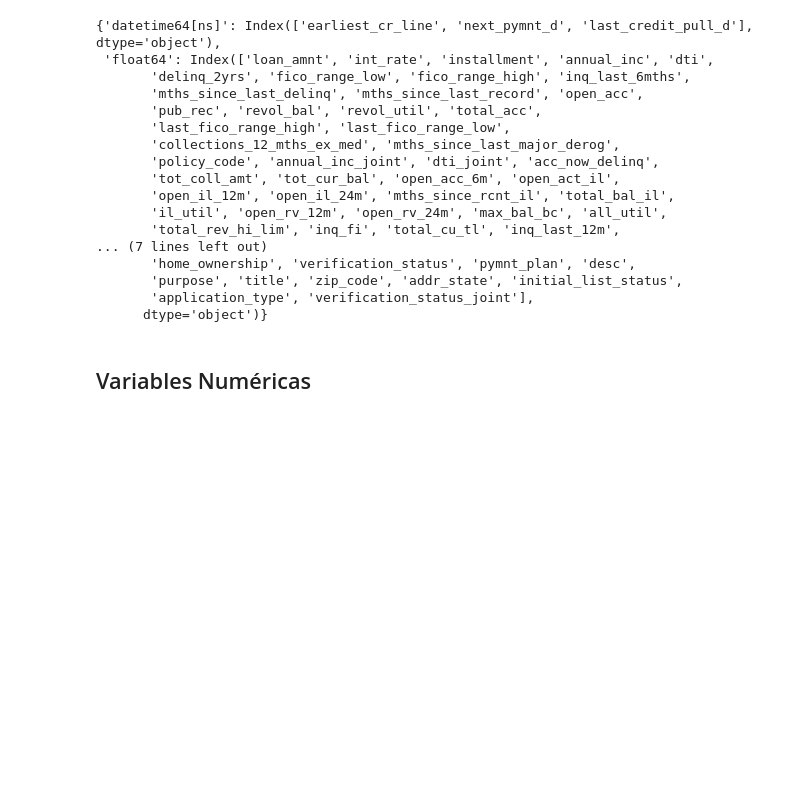
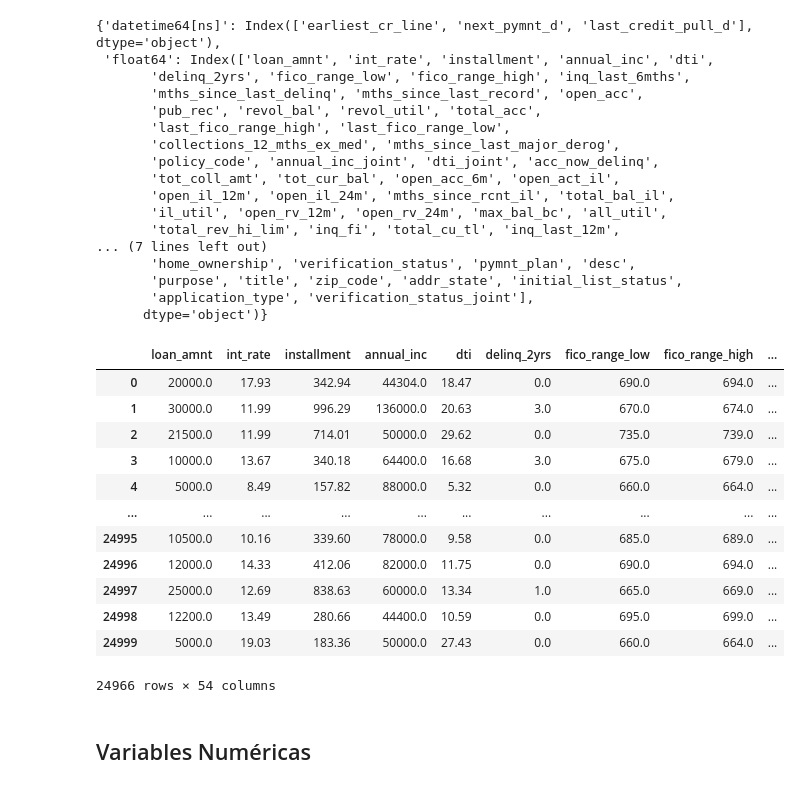
Before and after one commit to fjme95/python-para-la-ciencia-de-datos, a Jupyter notebook: LDA_Clasificación_de_default.ipynb, the cells around one changed output. Drawn from its saved outputs; the diff is of its cells as text; code cells hidden in the pictures; blank space fills up the shorter version.

```diff
--- a/LDA_Clasificación_de_default.ipynb
+++ b/LDA_Clasificación_de_default.ipynb
@@ -187,6 +170,22 @@ pprint(columns_by_type)
        'purpose', 'title', 'zip_code', 'addr_state', 'initial_list_status',
        'application_type', 'verification_status_joint'],
       dtype='object')}
+# %%
+X.select_dtypes('float64')
+# %% [output]
+|  | loan_amnt | int_rate | installment | annual_inc | dti | delinq_2yrs | fico_range_low | fico_range_high | ... |
+| 0 | 20000.0 | 17.93 | 342.94 | 44304.0 | 18.47 | 0.0 | 690.0 | 694.0 | ... |
+| 1 | 30000.0 | 11.99 | 996.29 | 136000.0 | 20.63 | 3.0 | 670.0 | 674.0 | ... |
+| 2 | 21500.0 | 11.99 | 714.01 | 50000.0 | 29.62 | 0.0 | 735.0 | 739.0 | ... |
+| 3 | 10000.0 | 13.67 | 340.18 | 64400.0 | 16.68 | 3.0 | 675.0 | 679.0 | ... |
+| 4 | 5000.0 | 8.49 | 157.82 | 88000.0 | 5.32 | 0.0 | 660.0 | 664.0 | ... |
+| ... | ... | ... | ... | ... | ... | ... | ... | ... | ... |
+| 24995 | 10500.0 | 10.16 | 339.60 | 78000.0 | 9.58 | 0.0 | 685.0 | 689.0 | ... |
+| 24996 | 12000.0 | 14.33 | 412.06 | 82000.0 | 11.75 | 0.0 | 690.0 | 694.0 | ... |
+| 24997 | 25000.0 | 12.69 | 838.63 | 60000.0 | 13.34 | 1.0 | 665.0 | 669.0 | ... |
+| 24998 | 12200.0 | 13.49 | 280.66 | 44400.0 | 10.59 | 0.0 | 695.0 | 699.0 | ... |
+| 24999 | 5000.0 | 19.03 | 183.36 | 50000.0 | 27.43 | 0.0 | 660.0 | 664.0 | ... |
+24966 rows × 54 columns
 # %% [markdown]
 ## Variables Numéricas
 # %% [markdown]
```
Also changed, not shown: parts of 57 cells of this notebook.
